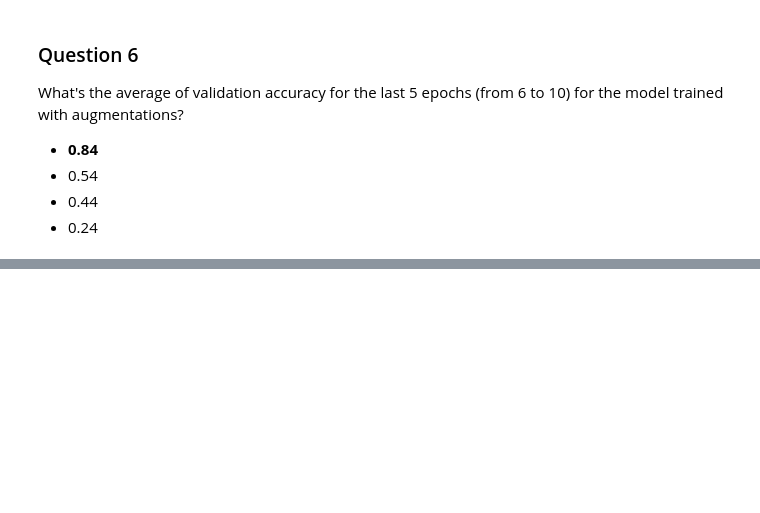
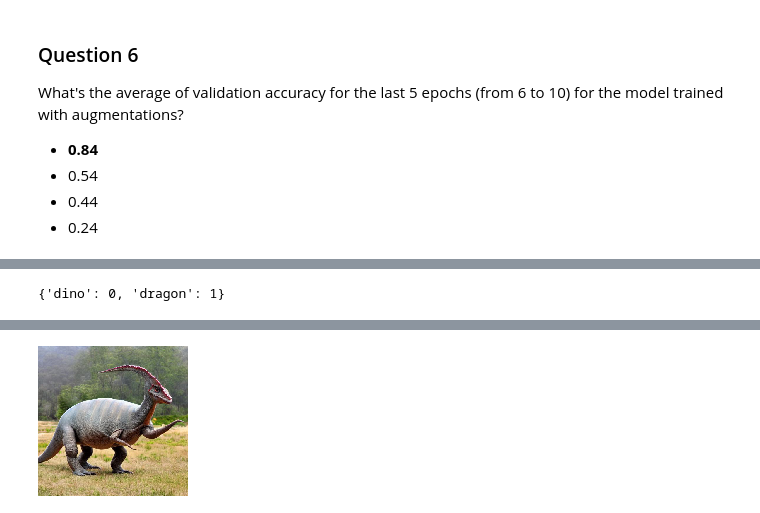
Before and after one commit to clamytoe/mlbookcamp-code, a Jupyter notebook: course-zoomcamp/cohorts/2022/08-deep-learning/homework-08.ipynb, the cells around one changed output, grey strips where cells are left out. Cells and saved outputs as stored; diff of their text form; code cells hidden in the pictures; blank space fills up the shorter version.

Commit message:
Added model usage examples

```diff
--- a/course-zoomcamp/cohorts/2022/08-deep-learning/homework-08.ipynb
+++ b/course-zoomcamp/cohorts/2022/08-deep-learning/homework-08.ipynb
@@ -455,0 +477,3 @@ for the model trained with augmentations?
+# %%
+pred = model.predict(X)
+pred
@@ -455,0 +483,22 @@ for the model trained with augmentations?
+# %%
+train_ds.class_indices
+# %% [output]
+{'dino': 0, 'dragon': 1}
+# %%
+def classify(file, target_size=(150, 150)):
+    mapping = dict((value, key) for key, value in train_ds.class_indices.items())
+    actual = file.split('/')[2]
+    img = load_img(file, target_size=target_size)
+    x = np.array(img)
+    X = np.array([x])
+    pred = model.predict(X)
+    try:
+        result = mapping[pred[0][0]]
+        matched = 'correct' if result == actual else 'wrong'
+        print(f'{result}: ({matched})')
+    except KeyError:
+        print(f'Unable to classify: {pred[0][0]}')
+    display(img)
+# %%
+classify(sample_imgs[0])
+# %% [output]
@@ -455,0 +507 @@ for the model trained with augmentations?
+[figure, added]
```
Also changed, not shown: parts of 14 cells of this notebook.
